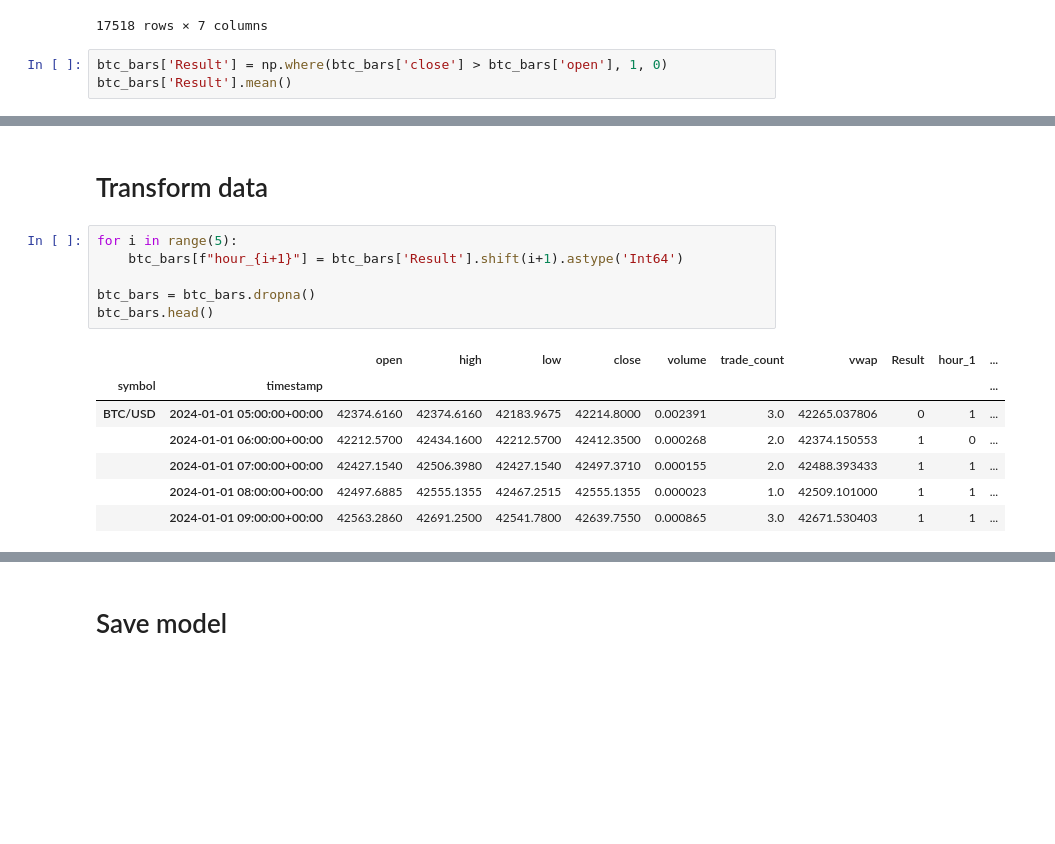
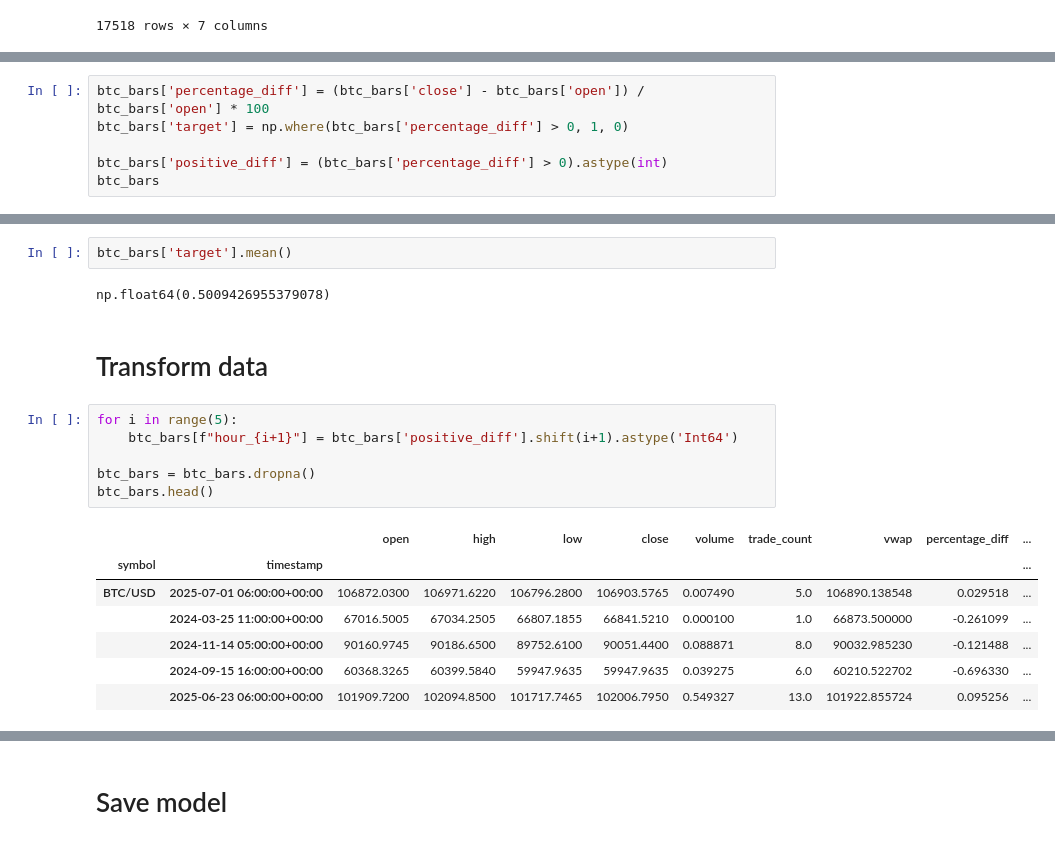
Before and after one commit to Stanvanloon/alpaca-bot-hourly, a Jupyter notebook: Train Model.ipynb, the cells around one changed output, grey strips where cells are left out. Saved outputs shown, nothing was run; the diff lists cells and outputs as text; blank space fills up the shorter version.

```diff
--- a/Train Model.ipynb
+++ b/Train Model.ipynb
@@ -39,6 +39,3 @@ btc_bars
 |  | 2025-12-30 23:00:00+00:00 | 88336.9565 | 88499.6500 | 88267.8575 | 88395.2680 | 0.005779 | 11.0 | 88430.278091 |
 |  | 2025-12-31 00:00:00+00:00 | 88400.9845 | 88409.0295 | 88143.1550 | 88165.7185 | 0.002744 | 5.0 | 88315.515747 |
 17518 rows × 7 columns
-# %%
-btc_bars['Result'] = np.where(btc_bars['close'] > btc_bars['open'], 1, 0)
-btc_bars['Result'].mean()
@@ -46,0 +42,6 @@ np.float64(0.5009133462724056)
+# %%
+btc_bars['percentage_diff'] = (btc_bars['close'] - btc_bars['open']) / btc_bars['open'] * 100
+btc_bars['target'] = np.where(btc_bars['percentage_diff'] > 0, 1, 0)
+
+btc_bars['positive_diff'] = (btc_bars['percentage_diff'] > 0).astype(int)
+btc_bars
@@ -47,19 +63,23 @@ np.float64(0.5009133462724056)
+# %%
+btc_bars['target'].mean()
+# %% [output]
+np.float64(0.5009426955379078)
 # %% [markdown]
 # Transform data
 # %%
 for i in range(5):
-    btc_bars[f"hour_{i+1}"] = btc_bars['Result'].shift(i+1).astype('Int64')
+    btc_bars[f"hour_{i+1}"] = btc_bars['positive_diff'].shift(i+1).astype('Int64')
 
 btc_bars = btc_bars.dropna()
 btc_bars.head()
 # %% [output]
-|  |  | open | high | low | close | volume | trade_count | vwap | Result | hour_1 | ... |
-| symbol | timestamp |  |  |  |  |  |  |  |  |  | ... |
-| BTC/USD | 2024-01-01 05:00:00+00:00 | 42374.6160 | 42374.6160 | 42183.9675 | 42214.8000 | 0.002391 | 3.0 | 42265.037806 | 0 | 1 | ... |
-|  | 2024-01-01 06:00:00+00:00 | 42212.5700 | 42434.1600 | 42212.5700 | 42412.3500 | 0.000268 | 2.0 | 42374.150553 | 1 | 0 | ... |
-|  | 2024-01-01 07:00:00+00:00 | 42427.1540 | 42506.3980 | 42427.1540 | 42497.3710 | 0.000155 | 2.0 | 42488.393433 | 1 | 1 | ... |
-|  | 2024-01-01 08:00:00+00:00 | 42497.6885 | 42555.1355 | 42467.2515 | 42555.1355 | 0.000023 | 1.0 | 42509.101000 | 1 | 1 | ... |
-|  | 2024-01-01 09:00:00+00:00 | 42563.2860 | 42691.2500 | 42541.7800 | 42639.7550 | 0.000865 | 3.0 | 42671.530403 | 1 | 1 | ... |
+|  |  | open | high | low | close | volume | trade_count | vwap | percentage_diff | ... |
+| symbol | timestamp |  |  |  |  |  |  |  |  | ... |
+| BTC/USD | 2025-07-01 06:00:00+00:00 | 106872.0300 | 106971.6220 | 106796.2800 | 106903.5765 | 0.007490 | 5.0 | 106890.138548 | 0.029518 | ... |
+|  | 2024-03-25 11:00:00+00:00 | 67016.5005 | 67034.2505 | 66807.1855 | 66841.5210 | 0.000100 | 1.0 | 66873.500000 | -0.261099 | ... |
+|  | 2024-11-14 05:00:00+00:00 | 90160.9745 | 90186.6500 | 89752.6100 | 90051.4400 | 0.088871 | 8.0 | 90032.985230 | -0.121488 | ... |
+|  | 2024-09-15 16:00:00+00:00 | 60368.3265 | 60399.5840 | 59947.9635 | 59947.9635 | 0.039275 | 6.0 | 60210.522702 | -0.696330 | ... |
+|  | 2025-06-23 06:00:00+00:00 | 101909.7200 | 102094.8500 | 101717.7465 | 102006.7950 | 0.549327 | 13.0 | 101922.855724 | 0.095256 | ... |
 # %%
 import pandas as pd
 from sklearn.ensemble import RandomForestClassifier
```
Also changed, not shown: parts of 8 cells of this notebook, 3 other files.
